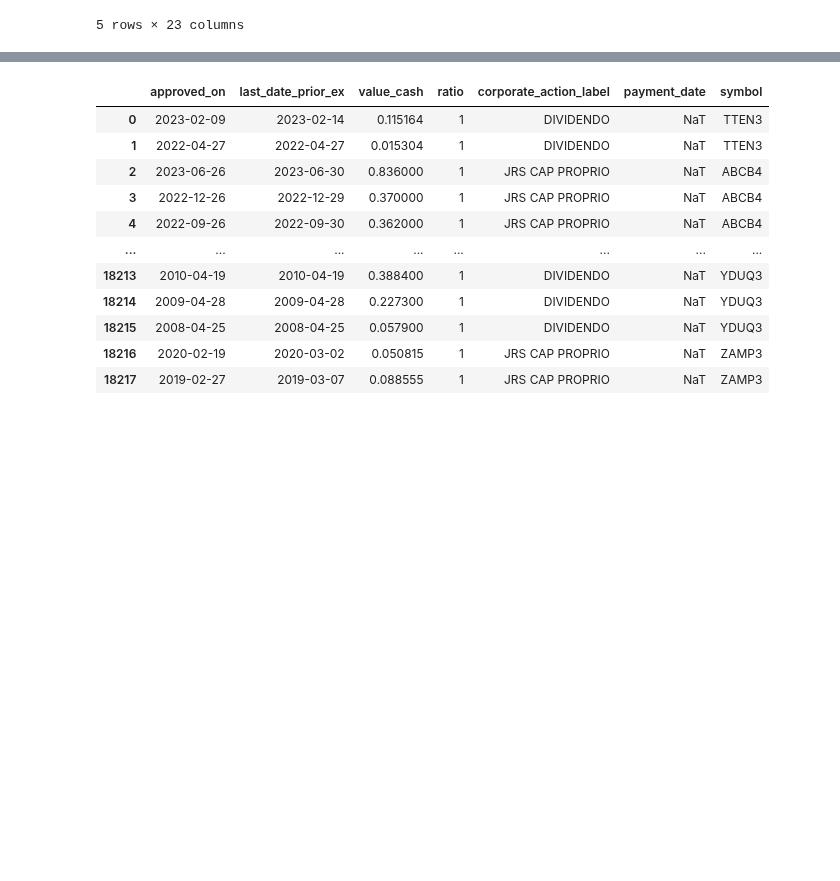
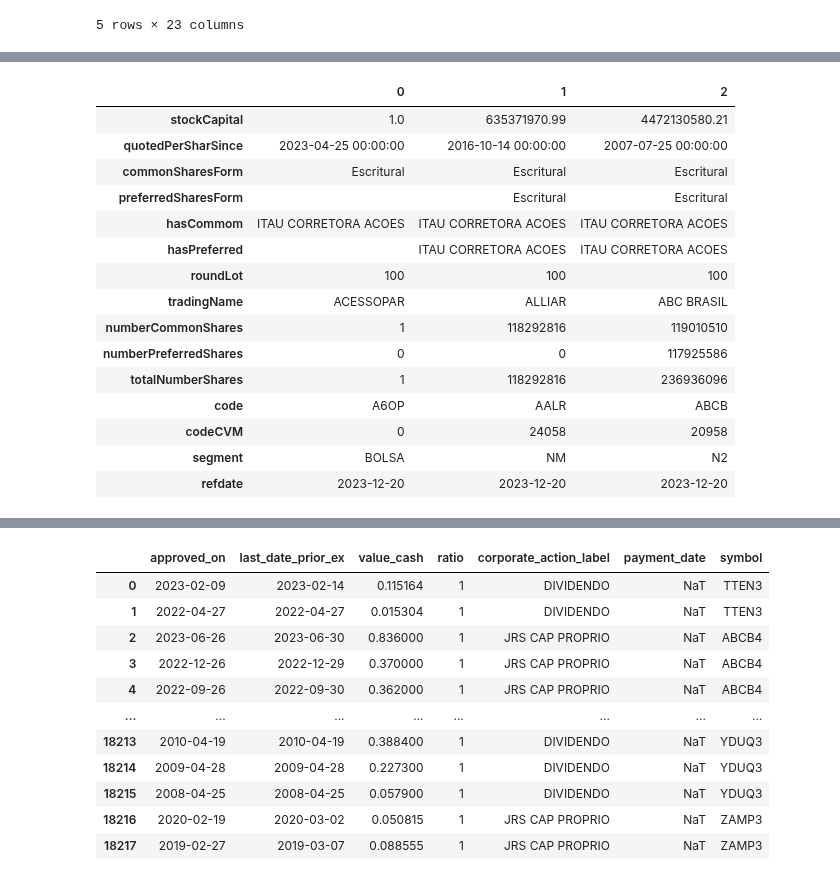
Before and after one commit to wilsonfreitas/brasa, a Jupyter notebook: notebooks/b3-organize-companies-database.ipynb, the cells around one changed output, grey strips where cells are left out. Saved outputs shown, nothing was run; the diff lists cells and outputs as text; code cells hidden in the pictures; blank space fills up the shorter version.

```diff
--- a/notebooks/b3-organize-companies-database.ipynb
+++ b/notebooks/b3-organize-companies-database.ipynb
@@ -34,0 +87,19 @@ comp_info.head()
+# %%
+comp_info.head(3).transpose()
+# %% [output]
+|  | 0 | 1 | 2 |
+| stockCapital | 1.0 | 635371970.99 | 4472130580.21 |
+| quotedPerSharSince | 2023-04-25 00:00:00 | 2016-10-14 00:00:00 | 2007-07-25 00:00:00 |
+| commonSharesForm | Escritural | Escritural | Escritural |
+| preferredSharesForm |  | Escritural | Escritural |
+| hasCommom | ITAU CORRETORA ACOES | ITAU CORRETORA ACOES | ITAU CORRETORA ACOES |
+| hasPreferred |  | ITAU CORRETORA ACOES | ITAU CORRETORA ACOES |
+| roundLot | 100 | 100 | 100 |
+| tradingName | ACESSOPAR | ALLIAR | ABC BRASIL |
+| numberCommonShares | 1 | 118292816 | 119010510 |
+| numberPreferredShares | 0 | 0 | 117925586 |
+| totalNumberShares | 1 | 118292816 | 236936096 |
+| code | A6OP | AALR | ABCB |
+| codeCVM | 0 | 24058 | 20958 |
+| segment | BOLSA | NM | N2 |
+| refdate | 2023-12-20 | 2023-12-20 | 2023-12-20 |
```
Also changed, not shown: parts of 4 cells of this notebook, 1 other file.
